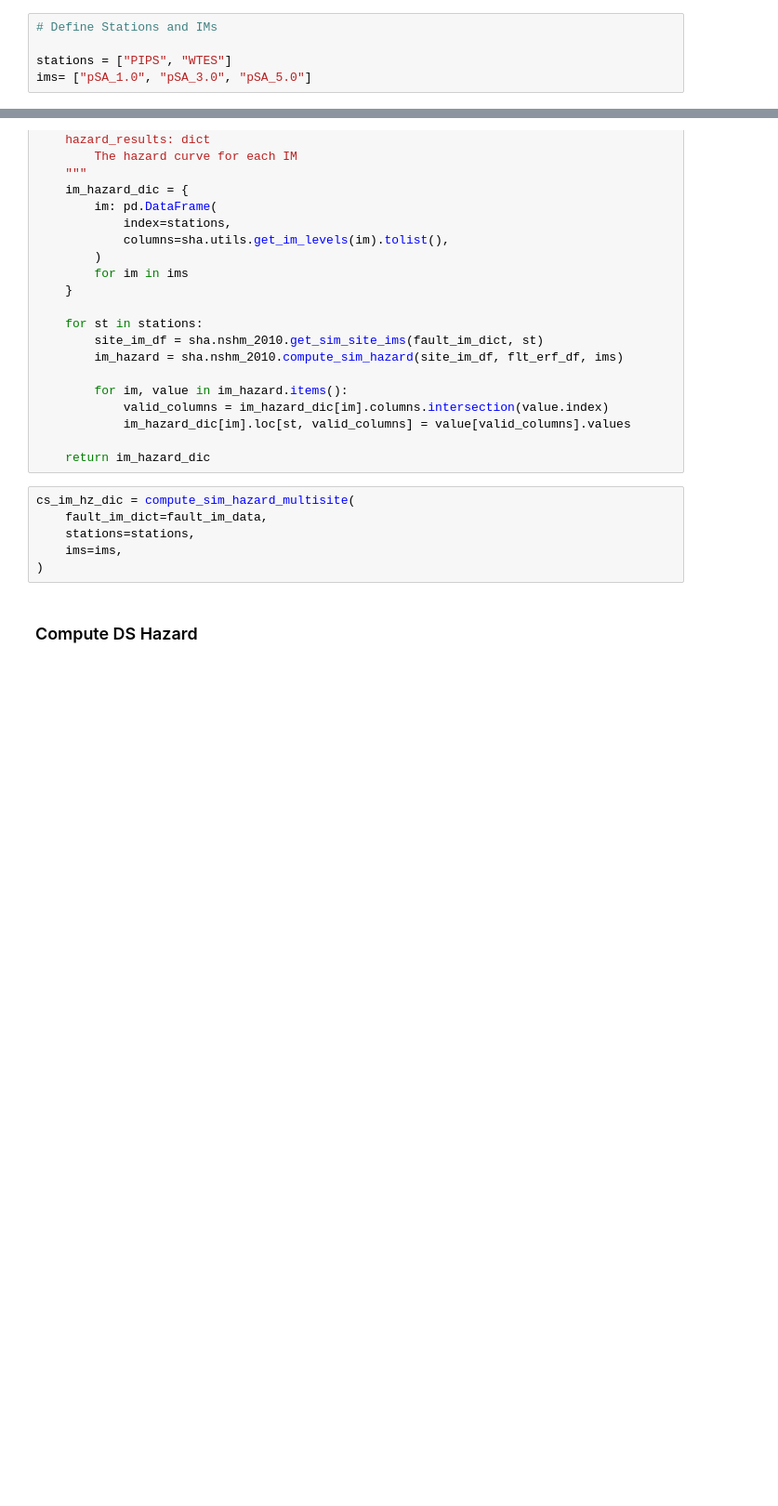
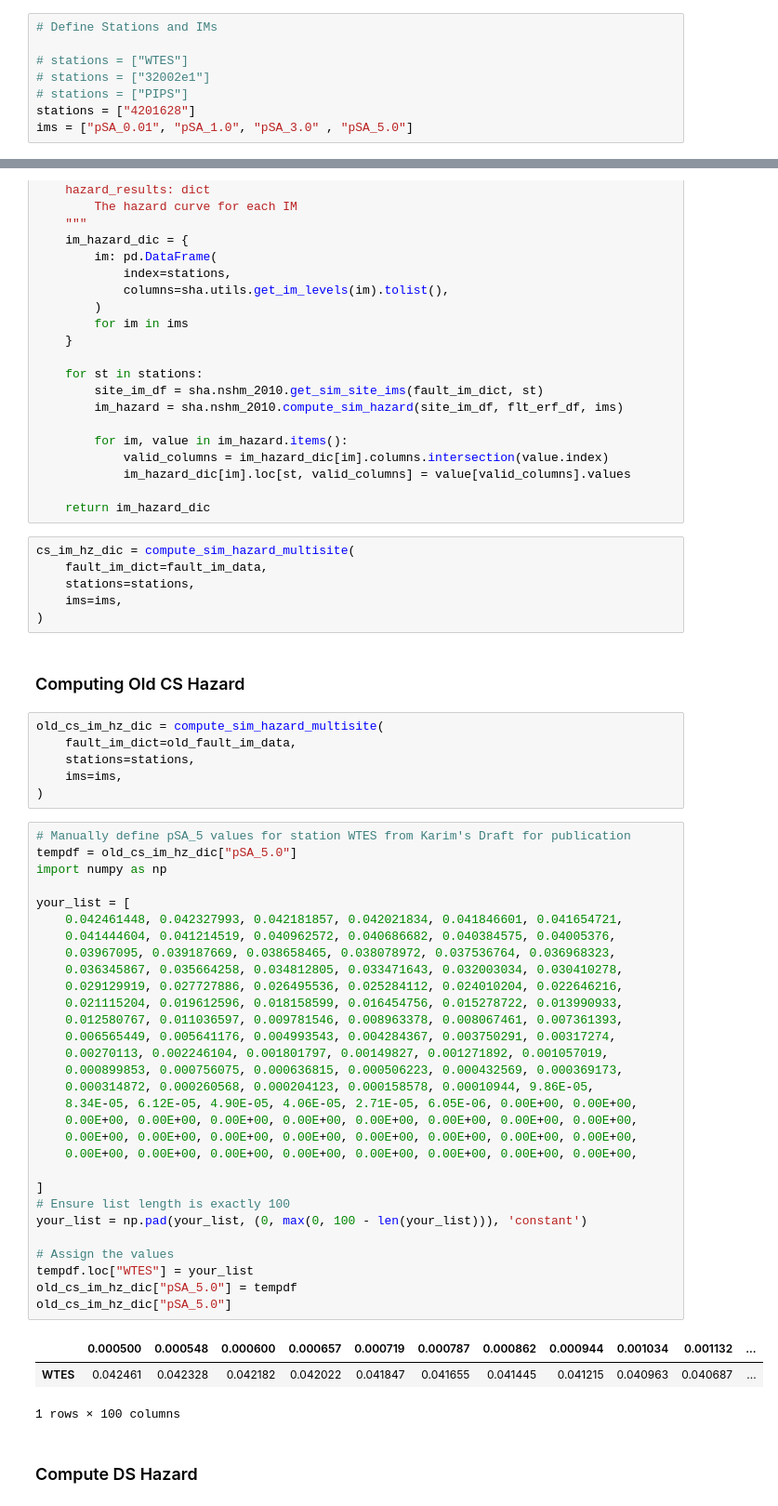
Before and after one commit to Mor-Abs/cybershake_investigation, a Jupyter notebook: usages/Hazard_Calculation.ipynb, the cells around one changed output, grey strips where cells are left out. Shown: that part at 93% size. Drawn from its saved outputs; the diff is of its cells as text; blank space fills up the shorter version.

```diff
--- a/usages/Hazard_Calculation.ipynb
+++ b/usages/Hazard_Calculation.ipynb
@@ -150,8 +217,11 @@ Dictionary saved to /mnt/hypo_data/mab419/Cybershake_Data_Pickle/combined_v20p6_
 # %%
 # Define Stations and IMs
 
-stations = ["PIPS", "WTES"]
-ims= ["pSA_1.0", "pSA_3.0", "pSA_5.0"]
+# stations = ["WTES"]
+# stations = ["32002e1"]
+# stations = ["PIPS"]
+stations = ["4201628"]
+ims = ["pSA_0.01", "pSA_1.0", "pSA_3.0" , "pSA_5.0"]
 # %% [markdown]
 ### Computing CS Hazard
 # %%
@@ -209,6 +279,48 @@ cs_im_hz_dic = compute_sim_hazard_multisite(
     stations=stations,
     ims=ims,
 )
+# %% [markdown]
+### Computing Old CS Hazard
+# %%
+old_cs_im_hz_dic = compute_sim_hazard_multisite(
+    fault_im_dict=old_fault_im_data,
+    stations=stations,
+    ims=ims,
+)
+# %%
+# Manually define pSA_5 values for station WTES from Karim's Draft for publication
+tempdf = old_cs_im_hz_dic["pSA_5.0"]
+import numpy as np
+
+your_list = [
+    0.042461448, 0.042327993, 0.042181857, 0.042021834, 0.041846601, 0.041654721,
+    0.041444604, 0.041214519, 0.040962572, 0.040686682, 0.040384575, 0.04005376,
+    0.03967095, 0.039187669, 0.038658465, 0.038078972, 0.037536764, 0.036968323,
+    0.036345867, 0.035664258, 0.034812805, 0.033471643, 0.032003034, 0.030410278,
+    0.029129919, 0.027727886, 0.026495536, 0.025284112, 0.024010204, 0.022646216,
+    0.021115204, 0.019612596, 0.018158599, 0.016454756, 0.015278722, 0.013990933,
+    0.012580767, 0.011036597, 0.009781546, 0.008963378, 0.008067461, 0.007361393,
+    0.006565449, 0.005641176, 0.004993543, 0.004284367, 0.003750291, 0.00317274,
+    0.00270113, 0.002246104, 0.001801797, 0.00149827, 0.001271892, 0.001057019,
+    0.000899853, 0.000756075, 0.000636815, 0.000506223, 0.000432569, 0.000369173,
+    0.000314872, 0.000260568, 0.000204123, 0.000158578, 0.00010944, 9.86E-05,
+    8.34E-05, 6.12E-05, 4.90E-05, 4.06E-05, 2.71E-05, 6.05E-06, 0.00E+00, 0.00E+00,
+    0.00E+00, 0.00E+00, 0.00E+00, 0.00E+00, 0.00E+00, 0.00E+00, 0.00E+00, 0.00E+00,
+    0.00E+00, 0.00E+00, 0.00E+00, 0.00E+00, 0.00E+00, 0.00E+00, 0.00E+00, 0.00E+00,
+    0.00E+00, 0.00E+00, 0.00E+00, 0.00E+00, 0.00E+00, 0.00E+00, 0.00E+00, 0.00E+00,
+
+]
+# Ensure list length is exactly 100
+your_list = np.pad(your_list, (0, max(0, 100 - len(your_list))), 'constant')
+
+# Assign the values
+tempdf.loc["WTES"] = your_list
+old_cs_im_hz_dic["pSA_5.0"] = tempdf
+old_cs_im_hz_dic["pSA_5.0"]
+# %% [output]
+|  | 0.000500 | 0.000548 | 0.000600 | 0.000657 | 0.000719 | 0.000787 | 0.000862 | 0.000944 | 0.001034 | 0.001132 | ... |
+| WTES | 0.042461 | 0.042328 | 0.042182 | 0.042022 | 0.041847 | 0.041655 | 0.041445 | 0.041215 | 0.040963 | 0.040687 | ... |
+1 rows × 100 columns
 # %% [markdown]
 ### Compute DS Hazard
 # %%
```
Also changed, not shown: parts of 22 cells of this notebook, 30 other files.
